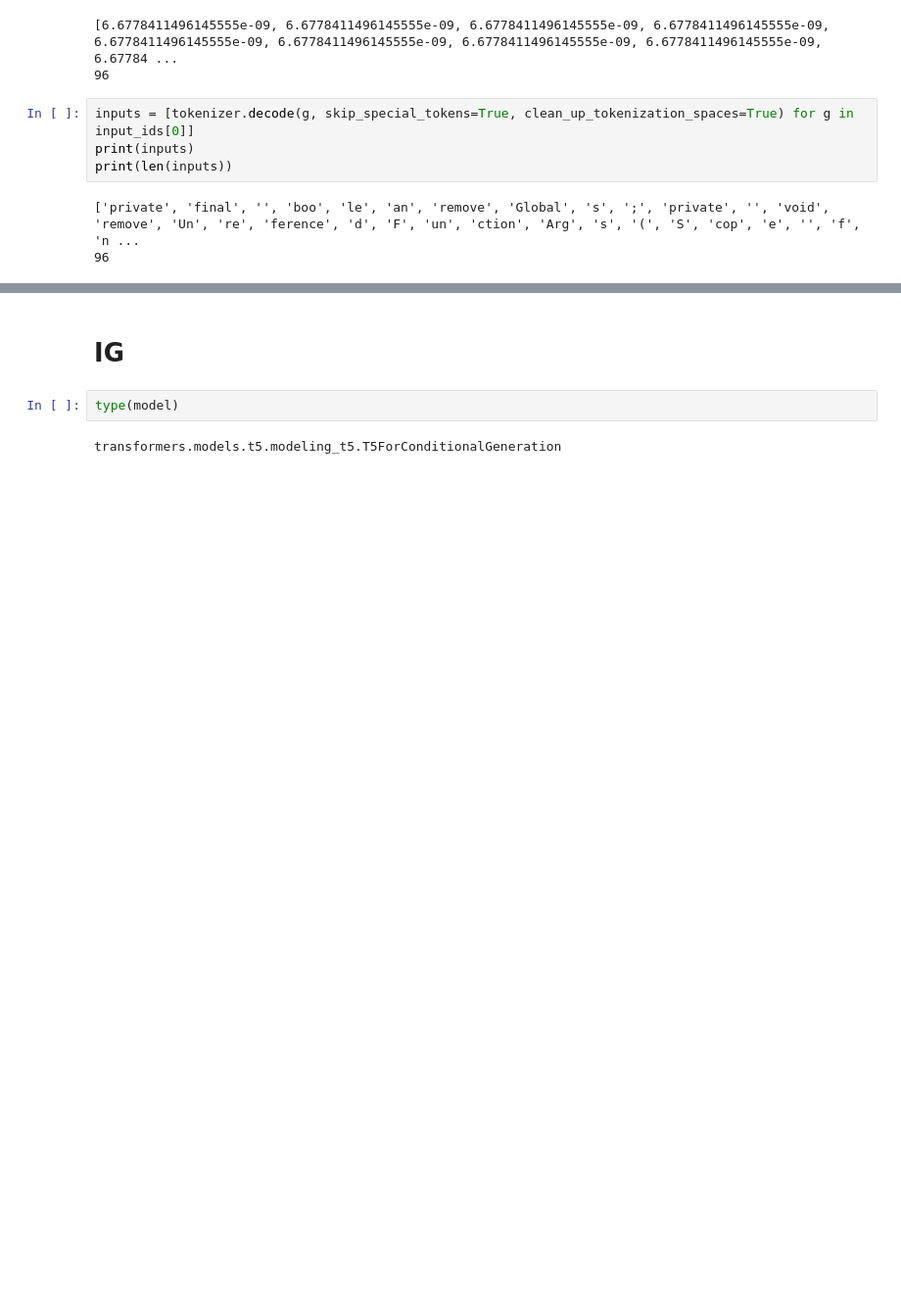
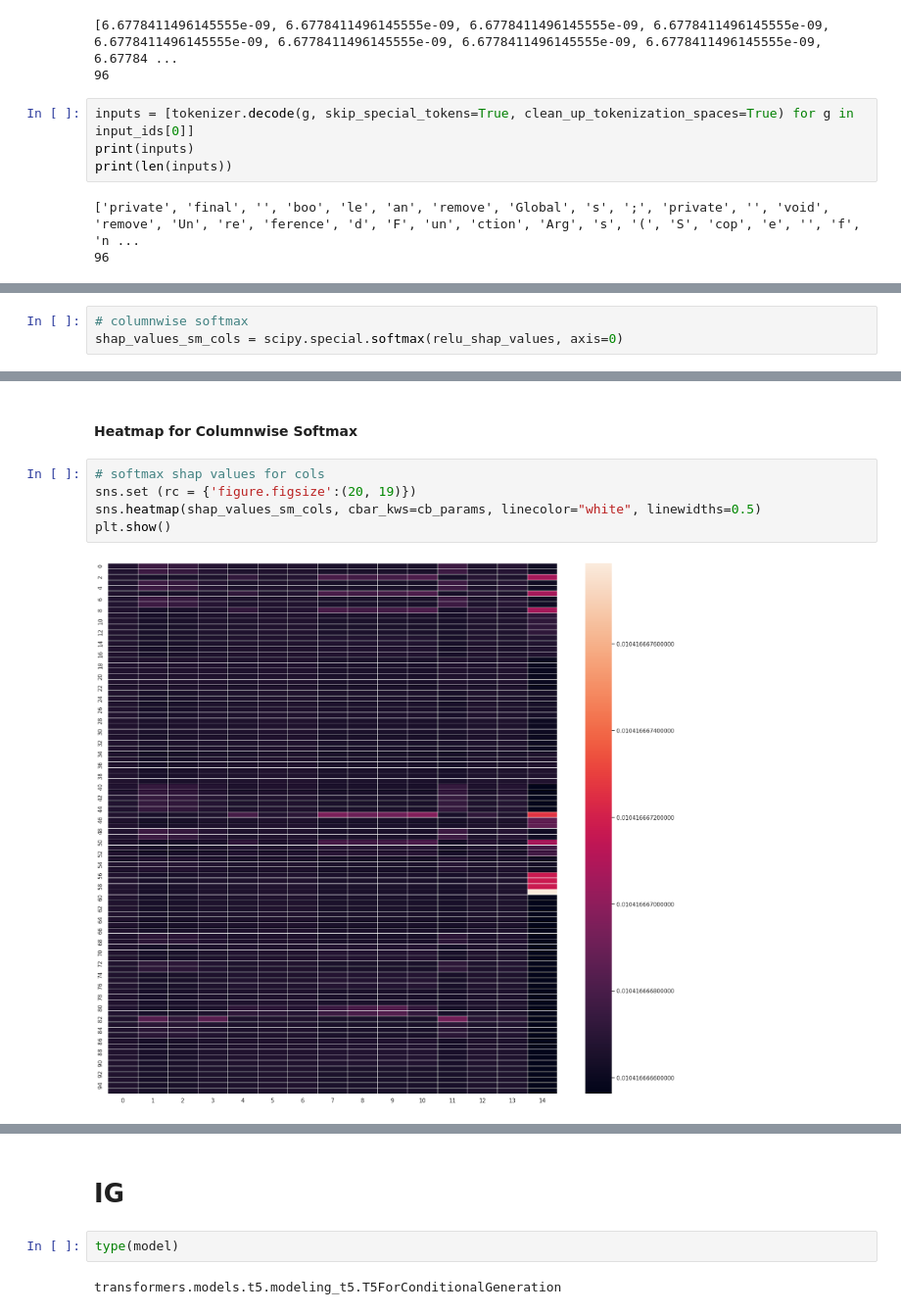
Before and after one commit to nimanthadilz/RewardRepair, a Jupyter notebook: rewardrepair.ipynb, the cells around one changed output, grey strips where cells are left out. Shown at 98% size. Saved outputs shown, nothing was run; the diff lists cells and outputs as text; blank space fills up the shorter version.

```diff
--- a/rewardrepair.ipynb
+++ b/rewardrepair.ipynb
@@ -140,0 +210,3 @@ print(len(inputs))
+# %%
+# columnwise softmax
+shap_values_sm_cols = scipy.special.softmax(relu_shap_values, axis=0)
@@ -140,0 +234,9 @@ print(len(inputs))
+# %% [markdown]
+#### Heatmap for Columnwise Softmax
+# %%
+# softmax shap values for cols
+sns.set (rc = {'figure.figsize':(20, 19)})
+sns.heatmap(shap_values_sm_cols, cbar_kws=cb_params, linecolor="white", linewidths=0.5)
+plt.show()
+# %% [output]
+[figure, added]
```
Also changed, not shown: parts of 33 cells of this notebook.
